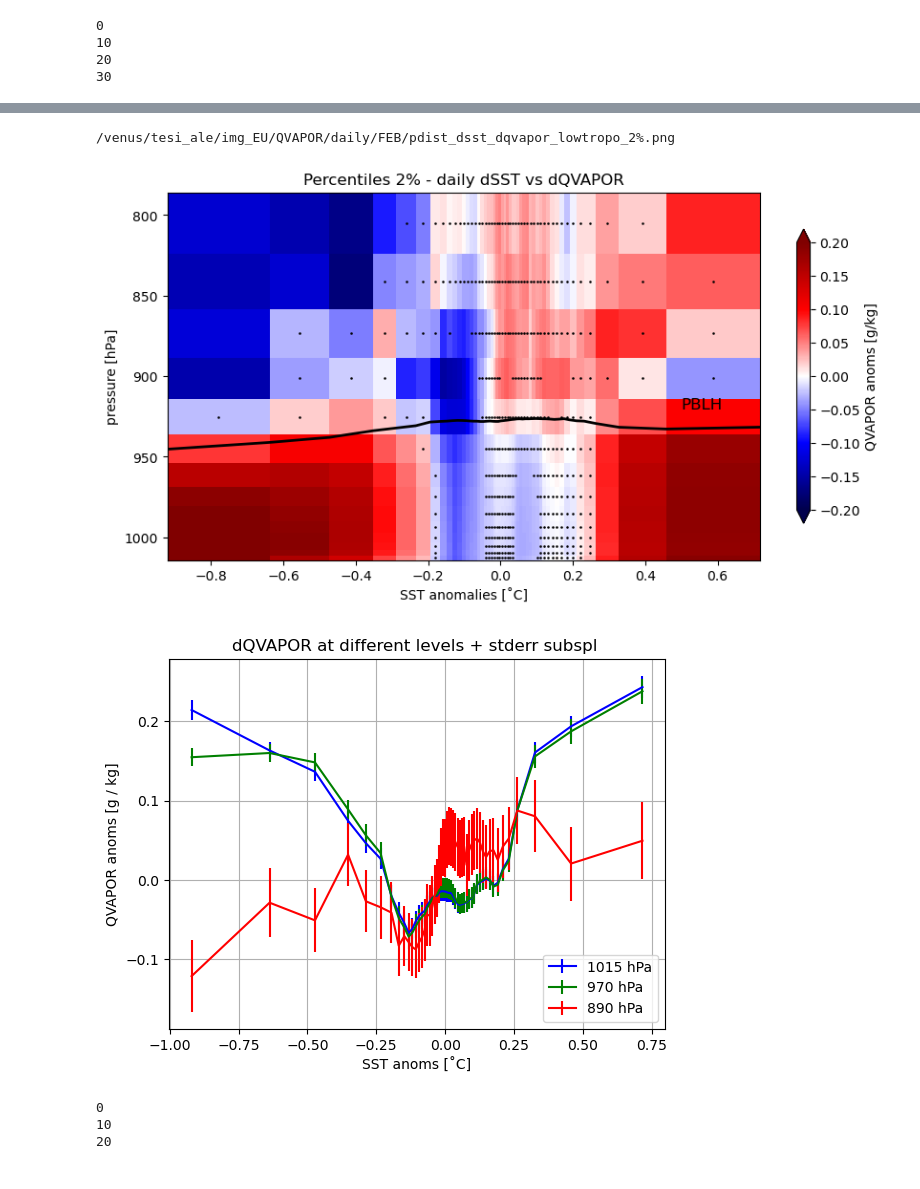
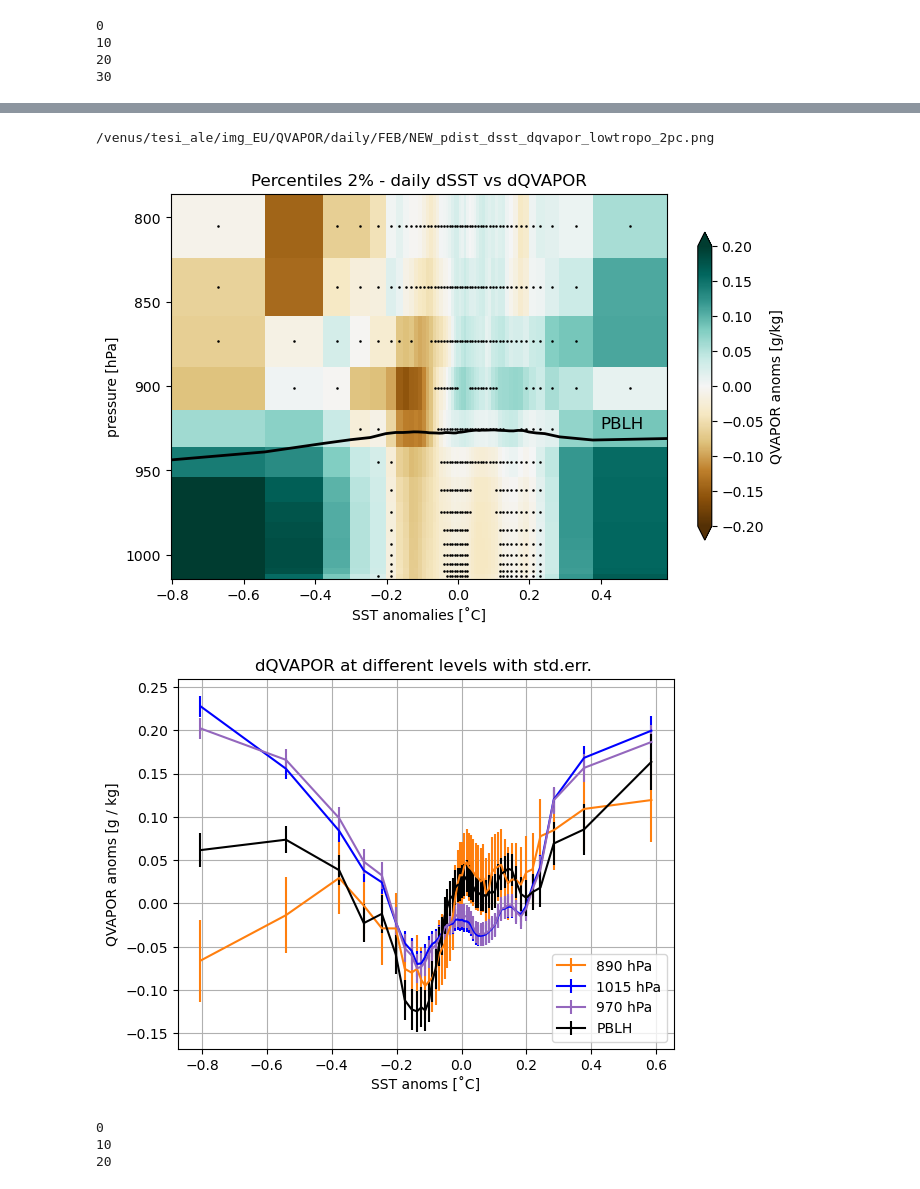
Before and after one commit to meteorologopazzo/thesis_material, a Jupyter notebook: EURECA_scripts/QVAPOR.ipynb, the cells around one changed output, grey strips where cells are left out. Cells and saved outputs as stored; diff of their text form; code cells hidden in the pictures.

```diff
--- a/EURECA_scripts/QVAPOR.ipynb
+++ b/EURECA_scripts/QVAPOR.ipynb
@@ -42,3 +42,6 @@ wrf_files = [path+name for name in files_ls]
 # import sea_mask
 if os.path.exists('/home/alessandro/thesis_material/EURECA_scripts/masks/sea_mask_EU_new.npy'):
     sea_mask = np.load('/home/alessandro/thesis_material/EURECA_scripts/masks/sea_mask_EU_new.npy')
+
+if os.path.exists('/home/alessandro/thesis_material/EURECA_scripts/masks/sea_mask_EU_noWarmPatch_noWest.npy'):
+    sea_mask_modified = np.load('/home/alessandro/thesis_material/EURECA_scripts/masks/sea_mask_EU_noWarmPatch_noWest.npy')
@@ -71,6 +68,6 @@ distrib_2d(dsst_day, dsst_day, perc_step, nbins, popmean, perc_fixbin='perc')
 # load data
 QVAPOR = xr.open_dataset(wrf_files[files_ls.index('QVAPOR.nc')])
 QVAPOR = QVAPOR['QVAPOR'].sel(time_counter=slice('2020-02-01T01:30:00.000000000', '2020-02-29T22:30:00.000000000'))
-# QVAPOR_day = QVAPOR.groupby('time_counter.day').mean()
+QVAPOR_day = QVAPOR.groupby('time_counter.day').mean()
 # %%
 # select data oversea
@@ -138,7 +134,4 @@ ds_hourly = ds_hourly.sel(time_counter=slice('2020-02-01T01:30:00.000000000', '2
 # select sst, q2, U, PBLH
 
 sst_day = ds_hourly['SST'].groupby('time_counter.day').mean()
-sst_day = sst_day.where(sea_mask, drop=False).values;
-
-'''PBLH_day = ds_hourly['PBLH'].groupby('time_counter.day').mean()
-PBLH_day = PBLH_day.where(sea_mask, drop=False).values; '''
+sst_day = sst_day.where(sea_mask_modified, drop=False).values;
@@ -258,55 +264,55 @@ with open('/venus/tesi_ale/data_EU/PBLH/daily/FEB/pdistrs_PBLH_dSST_day_feb.npy'
 # %%
 p_level_plot = int(15)
 
-perc = True
-title = 'Percentiles' if perc else 'Fixed bins'
-x = pdist_dsst_day if perc else dist_dsst_day
-var = pdist_dQVAPOR_day if perc else dist_dQVAPOR_day
+# perc = True
+title = 'Percentiles' #if perc else 'Fixed bins'
+x = pdist_dsst_day #if perc else dist_dsst_day
+var = pdist_dQVAPOR_day #if perc else dist_dQVAPOR_day
 minval = -0.2 ; maxval = -minval
 
-fig, ax1 = plt.subplots(figsize=(10, 5))
+fig, ax1 = plt.subplots(figsize=(8, 5))
 ax1.invert_yaxis()
-p1 = ax1.pcolormesh(x, mean_vert_pres[0:p_level_plot], var[0:p_level_plot]*1000, vmin=minval, vmax=maxval, cmap='seismic')
+p1 = ax1.pcolormesh(x, mean_vert_pres[0:p_level_plot], var[0:p_level_plot]*1000, vmin=minval, vmax=maxval, cmap='BrBG')
 ax1.set_xlabel('SST anomalies [˚C]'); ax1.set_ylabel('pressure [hPa]')
 plt.title(f'{title} 2% - daily dSST vs dQVAPOR')
 cbar = plt.colorbar(p1,ax=ax1, location='right', shrink=0.8, extend='both')
 cbar.set_label('QVAPOR anoms [g/kg]')
 
-var_pbl = pdist_PBLH_dsst if perc else dist_PBLH_dsst
+var_pbl = pdist_PBLH_dsst #if perc else dist_PBLH_dsst
 ax1.plot(x, var_pbl, '-k', linewidth=2)
-ax1.text(0.5, 920, 'PBLH', fontsize=12, color='k')
+ax1.text(0.4, 925, 'PBLH', fontsize=12, color='k')
 
 
 
 
 # DEF punti significativi (pvalue < 0.05)
-pval = ppvalue_dQVAPOR_day_sub[0:p_level_plot] if perc else pvalue_dQVAPOR_day_sub[0:p_level_plot]
+pval = ppvalue_dQVAPOR_day_sub[0:p_level_plot] #if perc else pvalue_dQVAPOR_day_sub[0:p_level_plot]
 GPbin = mean_vert_pres[1:p_level_plot] - np.diff(mean_vert_pres[0:p_level_plot])*0.5
 signif_Lcorr_H = np.zeros((len(mean_vert_pres[0:p_level_plot])-1,len(x)-1))
 dsstbin = np.zeros((len(mean_vert_pres[0:p_level_plot])-1,len(x)-1))
 for h in range(0,len(mean_vert_pres[0:p_level_plot])-1):
     cond1 = pval[h,:-1] > 0.05
     cond2 = np.abs(var[h,:-1]) < 0.1*np.nanmean(np.abs(var))
     cond = (cond1) | (cond2)
 #     cond = cond1
     signif_Lcorr_H[h,:] = np.zeros(len(x)-1) + np.nan
     signif_Lcorr_H[h, cond] = GPbin[h]
     dsstbin[h,:] = x[1:] - np.diff(x)*0.5
 
 plt.scatter(dsstbin,signif_Lcorr_H,  s=0.7, color='k')
 
 
 
 
 # savefig
-path_img = '/venus/tesi_ale/img_EU/QVAPOR/daily/FEB/' if perc else '/venus/tesi_ale/img_EU/QVAPOR/daily/bins/FEB/'
-filename = path_img + 'pdist_dsst_dqvapor_lowtropo_2%.png' if perc else path_img + 'bins_dsst_dqvapor_lowtropo_hatch.png'
+path_img = '/venus/tesi_ale/img_EU/QVAPOR/daily/FEB/' #if perc else '/venus/tesi_ale/img_EU/QVAPOR/daily/bins/FEB/'
+filename = path_img + 'NEW_pdist_dsst_dqvapor_lowtropo_2pc.png' #if perc else path_img + 'bins_dsst_dqvapor_lowtropo_hatch.png'
 # plt.savefig(filename)
 print(filename)
 del filename
 # %% [output]
-/venus/tesi_ale/img_EU/QVAPOR/daily/FEB/pdist_dsst_dqvapor_lowtropo_2%.png
+/venus/tesi_ale/img_EU/QVAPOR/daily/FEB/NEW_pdist_dsst_dqvapor_lowtropo_2pc.png
-[figure, old version]
+[figure, new version]
 # %%
 #######   THIS IS TO FIND THE VALUES OF dQVAPOR AT THE LEVEL CLOSEST TO PBLH    #######
 
@@ -324,30 +332,45 @@ for i in range(0, len(pdist_dsst_day)):
 # %%
 ###  QVAPOR SCATTER AT DIFFERENT ALTITUDES
+plt.errorbar(pdist_dsst_day, pdist_dQVAPOR_day[11,:]*1000, yerr=pstderr_dQVAPOR_day[11,:]*1000, xerr=None,\
+             label='890 hPa', ecolor='#ff7f0e', linestyle='-', color='#ff7f0e')
+
 plt.errorbar(pdist_dsst_day, pdist_dQVAPOR_day[0,:]*1000, yerr=pstderr_dQVAPOR_day[0,:]*1000, xerr=None,\
              label='1015 hPa', ecolor='b', linestyle='-', color='b')
 
 plt.errorbar(pdist_dsst_day, pdist_dQVAPOR_day[7,:]*1000, yerr=pstderr_dQVAPOR_day[7,:]*1000, xerr=None,\
-             label='970 hPa', ecolor='g', linestyle='-', color='g')
+             label='970 hPa', ecolor='#9467bd', linestyle='-', color='#9467bd')
 
-plt.errorbar(pdist_dsst_day, pdist_dQVAPOR_day[11,:]*1000, yerr=pstderr_dQVAPOR_day[11,:]*1000, xerr=None,\
-             label='890 hPa', ecolor='r', linestyle='-', color='r')
+plt.errorbar(pdist_dsst_day, qvapor_at_pblh*1000, yerr=error_at_pblh*1000, xerr=None,\
+             label='PBLH', ecolor='k', linestyle='-', color='k')
+
 
 # plt.errorbar(pdist_dsst_day, pdist_dQVAPOR_day[13,:]*1000, yerr=pstderr_dQVAPOR_day[13,:]*1000, xerr=None,\
 #              label='825 hPa', ecolor='k', linestyle='-', color='k')
 
 # plt.plot(pdist_dsst_day, qvapor_at_pblh*1000, '.-k', label='PBLH nrst')
 
-plt.legend()
+
+# colors = {
+#     'Forced HP': '#1f77b4',    # Blue
+#     'Forced BP': '#ff7f0e',    # Orange
+#     'Coupled HP': '#9467bd',   # Purple
+#     'Coupled BP': '#17becf',   # Cyan
+# }
+
+
+
+
+
+plt.legend(loc='lower right')
 
 plt.ylabel('QVAPOR anoms [g / kg]')
 plt.xlabel('SST anoms [˚C]')
-plt.title('dQVAPOR at different levels + stderr subspl ')
+plt.title('dQVAPOR at different levels with std.err. ')
+plt.grid()
 
-# plt.savefig('/venus/tesi_ale/img_EU/QVAPOR/daily/FEB/dQVAPOR_levels_2%.png')
-
-plt.grid()
+# plt.savefig('/venus/tesi_ale/img_EU/QVAPOR/daily/FEB/NEW_dQVAPOR_levels_2%_withPBLH.png')
 # %% [output]
-[figure, old version]
+[figure, new version]
 # %%
 #   CHECKING THE RH DISTRIBUTIONS, INSTEAD OF ABSOLUTE MOISTURE MAGNITUDES
 # %%
```
Also changed, not shown: parts of 47 cells of this notebook, 18 other files.
